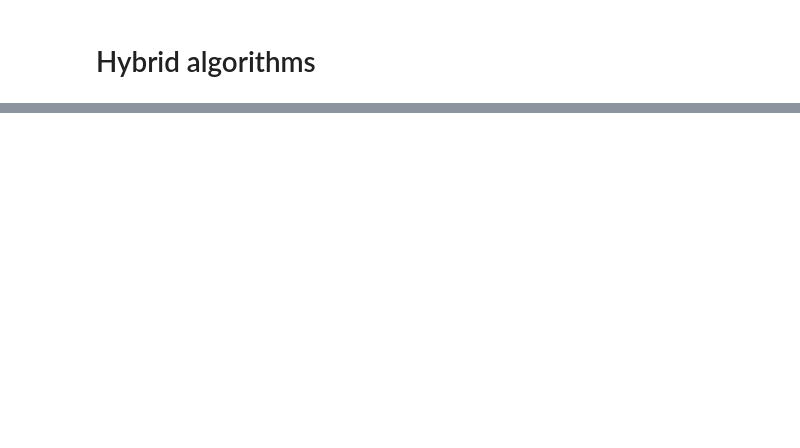
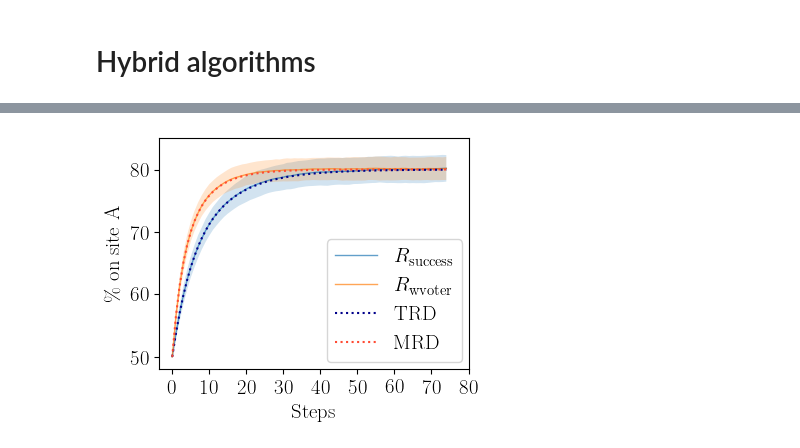
Before and after one commit to MISTLab/HiveMindRL, a Jupyter notebook: src/populations.ipynb, the cells around one changed output, grey strips where cells are left out. Drawn from its saved outputs; the diff is of its cells as text; code cells hidden in the pictures; blank space fills up the shorter version.

```diff
--- a/src/populations.ipynb
+++ b/src/populations.ipynb
@@ -1493,0 +696,78 @@ plt.legend()
+# %%
+_, policy_mrd = replicator_dynamic(
+    delta=1, bandit=banditcongestion, steps=steps, trd=False
+)
+_, policy_wvr = run_parallel_simulation_wvr(
+    steps=steps,
+    population_size=population_size,
+    iterations=iterations,
+    name="congestion",
+    neighbourhood_size=neighbourhood_size,
+    disjoint_neighbourhood=disjoint_neighbourhood,
+    use_neighbourhood=use_neighbourhood,
+    n_proc=n_proc,
+    device=device,
+    switch="bee",
+    stop_if_end=stop_if_end,
+    bandit=banditcongestion,
+)
+# %%
+fig, ax = plt.subplots(1, 1, figsize=(4, 3))
+
+colors = ["#1f77b4", "#00008b", "#ff7f0e", "#ff4b33"]
+
+ax.plot(
+    range(steps),
+    policy_is.mean(axis=0) * 100,
+    label=r"$R_{\text{success}}$",
+    linewidth=1,
+    alpha=0.7,
+    color=colors[0],
+)
+
+ax.plot(
+    range(steps),
+    policy_wvr.mean(axis=0) * 100,
+    label=r"$R_{\text{wvoter}}$",
+    linewidth=1,
+    alpha=0.7,
+    color=colors[2],
+)
+
+ax.fill_between(
+    range(steps),
+    policy_is.mean(axis=0) * 100 - policy_is.std(axis=0) * 100,
+    policy_is.mean(axis=0) * 100 + policy_is.std(axis=0) * 100,
+    alpha=0.2,
+)
+
+ax.fill_between(
+    range(steps),
+    policy_wvr.mean(axis=0) * 100 - policy_wvr.std(axis=0) * 100,
+    policy_wvr.mean(axis=0) * 100 + policy_wvr.std(axis=0) * 100,
+    alpha=0.2,
+)
+
+# ax.fill_between(
+#     range(steps),
+#     other_policy_cl.mean(axis=1) - other_policy_cl.std(axis=1),
+#     other_policy_cl.mean(axis=1) + other_policy_cl.std(axis=1),
+#     alpha=0.2,
+# )
+
+ax.plot(
+    range(steps), policy_trd * 100, label="TRD", linestyle="dotted", color=colors[1]
+)
+ax.plot(
+    range(steps), policy_mrd * 100, label="MRD", linestyle="dotted", color=colors[3]
+)
+ax.set_ylabel("\% on site A")
+ax.set_xlabel("Steps")
+ax.set_xticks(range(0, steps + 10, 10))
+ax.set_ylim(48, 85)
+# ax.set_title(r"{$\omega$}" f"= {congestion_factors[0], congestion_factors[1]}")
+fig.legend(loc="lower right", bbox_to_anchor=(0.91, 0.10))
+
+plt.savefig(f"congestion_experiments_pop.pdf", bbox_inches="tight", dpi=900)
+# %% [output]
+[figure, added]
```
Also changed, not shown: parts of 20 cells of this notebook, 21 other files.
